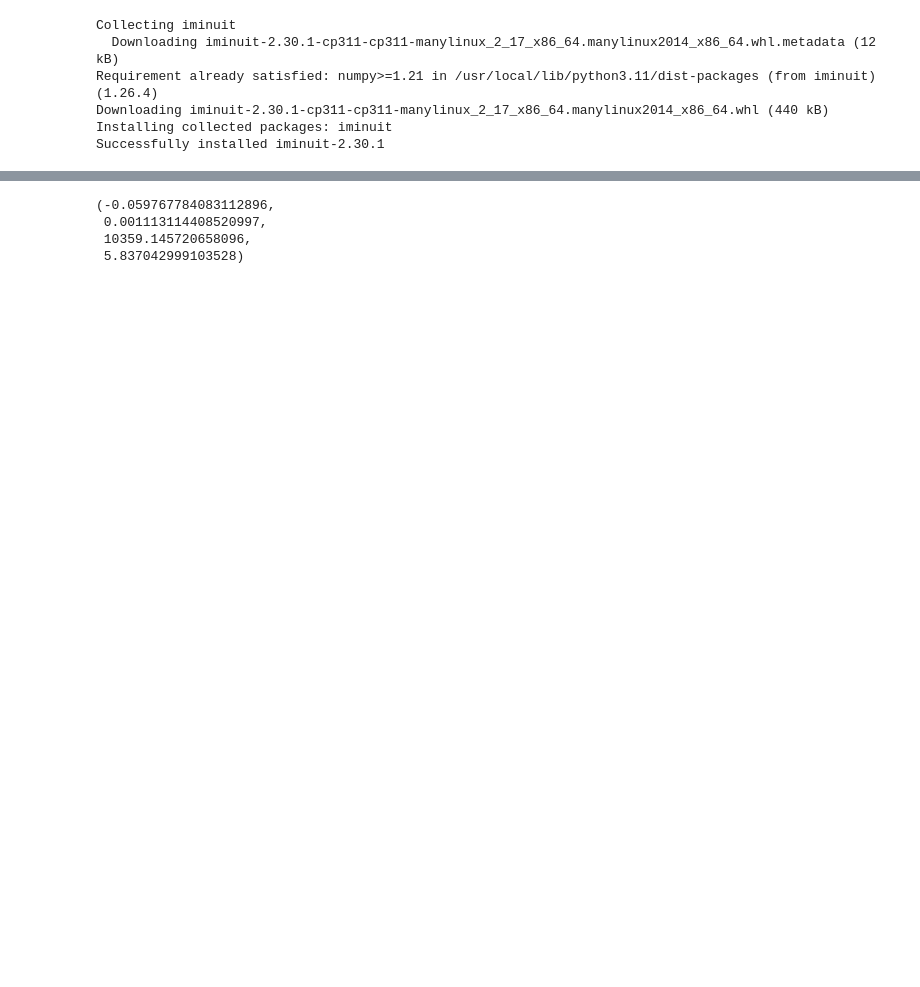
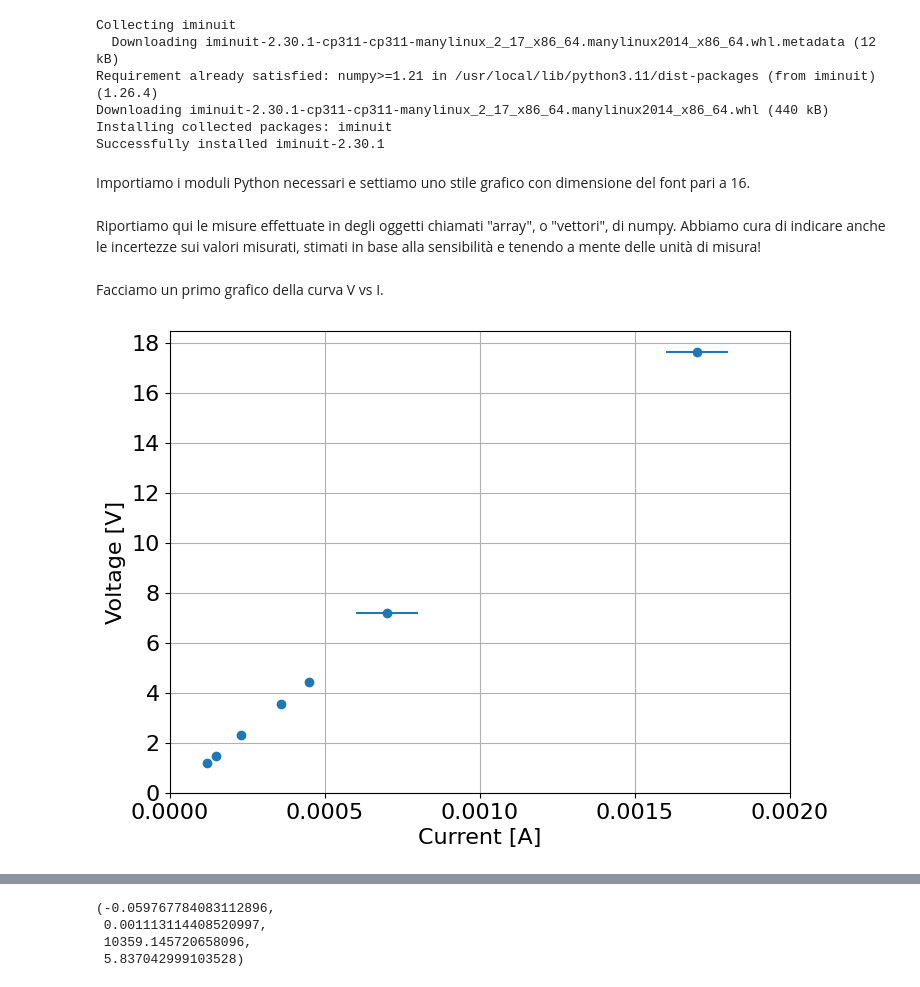
Before and after one commit to cerasole/EnvironmentalRadioactivity, a Jupyter notebook: Notebooks/IV.ipynb, the cells around one changed output, grey strips where cells are left out. Cells and saved outputs as stored; diff of their text form; code cells hidden in the pictures; blank space fills up the shorter version.

```diff
--- a/Notebooks/IV.ipynb
+++ b/Notebooks/IV.ipynb
@@ -9,4 +15,6 @@ Requirement already satisfied: numpy>=1.21 in /usr/local/lib/python3.11/dist-pac
 Downloading iminuit-2.30.1-cp311-cp311-manylinux_2_17_x86_64.manylinux2014_x86_64.whl (440 kB)
 Installing collected packages: iminuit
 Successfully installed iminuit-2.30.1
+# %% [markdown]
+Importiamo i moduli Python necessari e settiamo uno stile grafico con dimensione del font pari a 16.
 # %%
@@ -19,4 +33,6 @@ from iminuit.cost import LeastSquares
 plt.rc("font", size = 16)
+# %% [markdown]
+Riportiamo qui le misure effettuate in degli oggetti chiamati "array", o "vettori", di numpy. Abbiamo cura di indicare anche le incertezze sui valori misurati, stimati in base alla sensibilità e tenendo a mente delle unità di misura!
 # %%
 V = np.array([
     1.198, 1.482, 2.30, 3.56, 4.41, 7.17, 17.64
@@ -35,0 +49,13 @@ I_m_err = I_err*1e3
+# %% [markdown]
+Facciamo un primo grafico della curva V vs I.
+# %%
+fig, ax = plt.subplots(figsize = (8, 6))
+ax.errorbar(x = I, y = V, xerr = I_err, yerr = V_err, ls = "None", marker = "o", markersize = 6)
+ax.set_xlabel("Current [A]")
+ax.set_ylabel("Voltage [V]")
+ax.set_xlim(left = 0, right = 0.002)
+ax.set_xticks([0., 0.00050, 0.00100, 0.00150, 0.00200])
+ax.set_yticks(np.arange(0, 20, 2))
+ax.grid()
+# %% [output]
+[figure, added]
```
Also changed, not shown: parts of 17 cells of this notebook.
